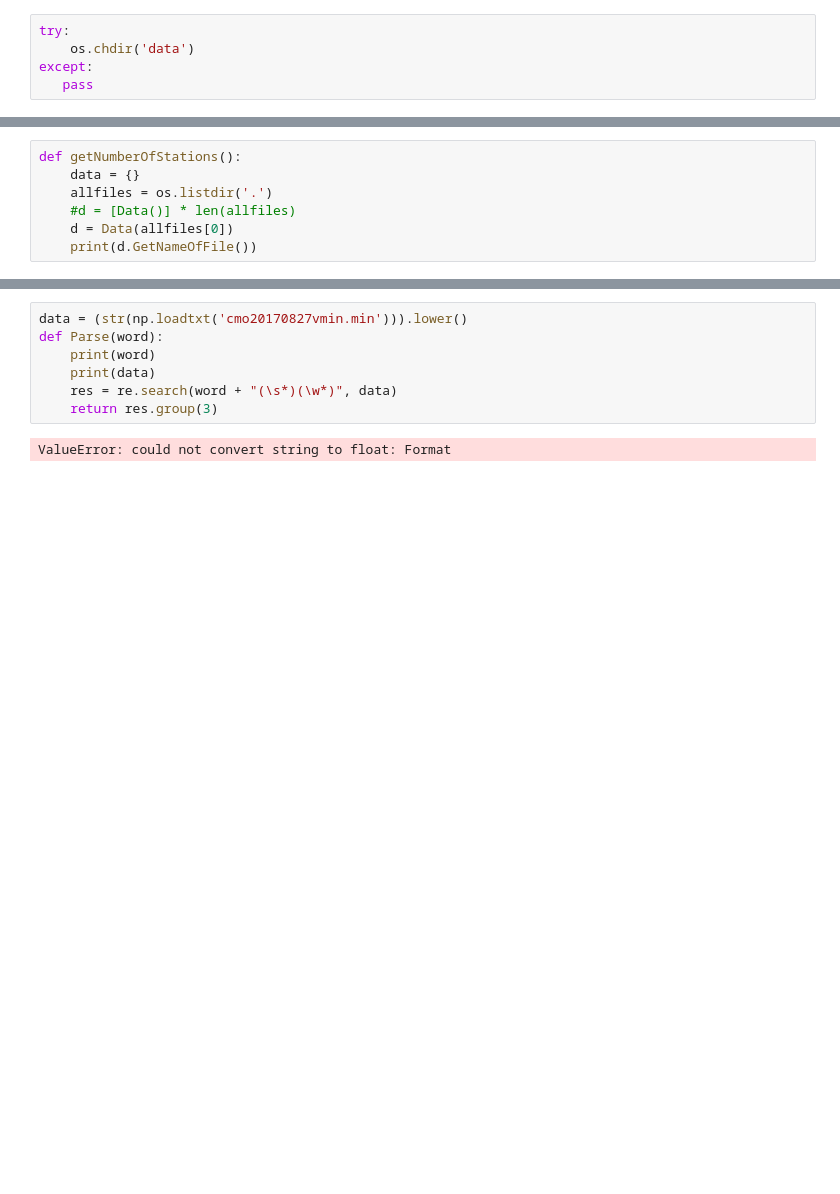
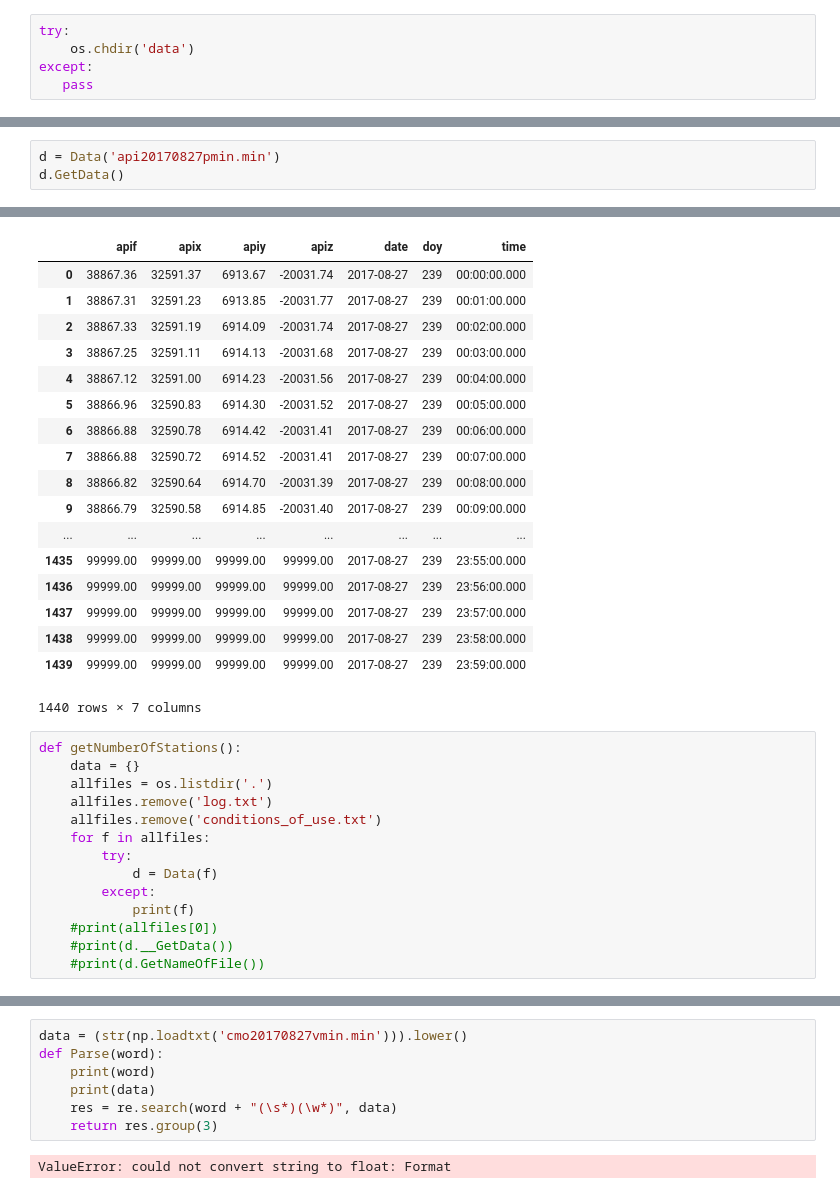
Before and after one commit to elllkk/mine, a Jupyter notebook: курсач.ipynb, the cells around one changed output, grey strips where cells are left out. Saved outputs shown, nothing was run; the diff lists cells and outputs as text; blank space fills up the shorter version.

```diff
--- a/курсач.ipynb
+++ b/курсач.ipynb
@@ -140,0 +71,4 @@ class Data:
+# %%
+d = Data('api20170827pmin.min')
+d.GetData()
+# %% [output]
@@ -141,10 +81,35 @@ class Data:
+|  | apif | apix | apiy | apiz | date | doy | time |
+| 0 | 38867.36 | 32591.37 | 6913.67 | -20031.74 | 2017-08-27 | 239 | 00:00:00.000 |
+| 1 | 38867.31 | 32591.23 | 6913.85 | -20031.77 | 2017-08-27 | 239 | 00:01:00.000 |
+| 2 | 38867.33 | 32591.19 | 6914.09 | -20031.74 | 2017-08-27 | 239 | 00:02:00.000 |
+| 3 | 38867.25 | 32591.11 | 6914.13 | -20031.68 | 2017-08-27 | 239 | 00:03:00.000 |
+| 4 | 38867.12 | 32591.00 | 6914.23 | -20031.56 | 2017-08-27 | 239 | 00:04:00.000 |
+| 5 | 38866.96 | 32590.83 | 6914.30 | -20031.52 | 2017-08-27 | 239 | 00:05:00.000 |
+| 6 | 38866.88 | 32590.78 | 6914.42 | -20031.41 | 2017-08-27 | 239 | 00:06:00.000 |
+| 7 | 38866.88 | 32590.72 | 6914.52 | -20031.41 | 2017-08-27 | 239 | 00:07:00.000 |
+| 8 | 38866.82 | 32590.64 | 6914.70 | -20031.39 | 2017-08-27 | 239 | 00:08:00.000 |
+| 9 | 38866.79 | 32590.58 | 6914.85 | -20031.40 | 2017-08-27 | 239 | 00:09:00.000 |
+| ... | ... | ... | ... | ... | ... | ... | ... |
+| 1435 | 99999.00 | 99999.00 | 99999.00 | 99999.00 | 2017-08-27 | 239 | 23:55:00.000 |
+| 1436 | 99999.00 | 99999.00 | 99999.00 | 99999.00 | 2017-08-27 | 239 | 23:56:00.000 |
+| 1437 | 99999.00 | 99999.00 | 99999.00 | 99999.00 | 2017-08-27 | 239 | 23:57:00.000 |
+| 1438 | 99999.00 | 99999.00 | 99999.00 | 99999.00 | 2017-08-27 | 239 | 23:58:00.000 |
+| 1439 | 99999.00 | 99999.00 | 99999.00 | 99999.00 | 2017-08-27 | 239 | 23:59:00.000 |
+1440 rows × 7 columns
 # %%
 def getNumberOfStations():
     data = {}
     allfiles = os.listdir('.')
-    #d = [Data()] * len(allfiles)
-    d = Data(allfiles[0])
-    print(d.GetNameOfFile())
+    allfiles.remove('log.txt')
+    allfiles.remove('conditions_of_use.txt')
+    for f in allfiles:
+        try:
+            d = Data(f)
+        except:
+            print(f)
+    #print(allfiles[0])
+    #print(d.__GetData())
+    #print(d.GetNameOfFile())
 # %%
 getNumberOfStations()
 # %% [output]
```
Also changed, not shown: parts of 11 cells of this notebook.
